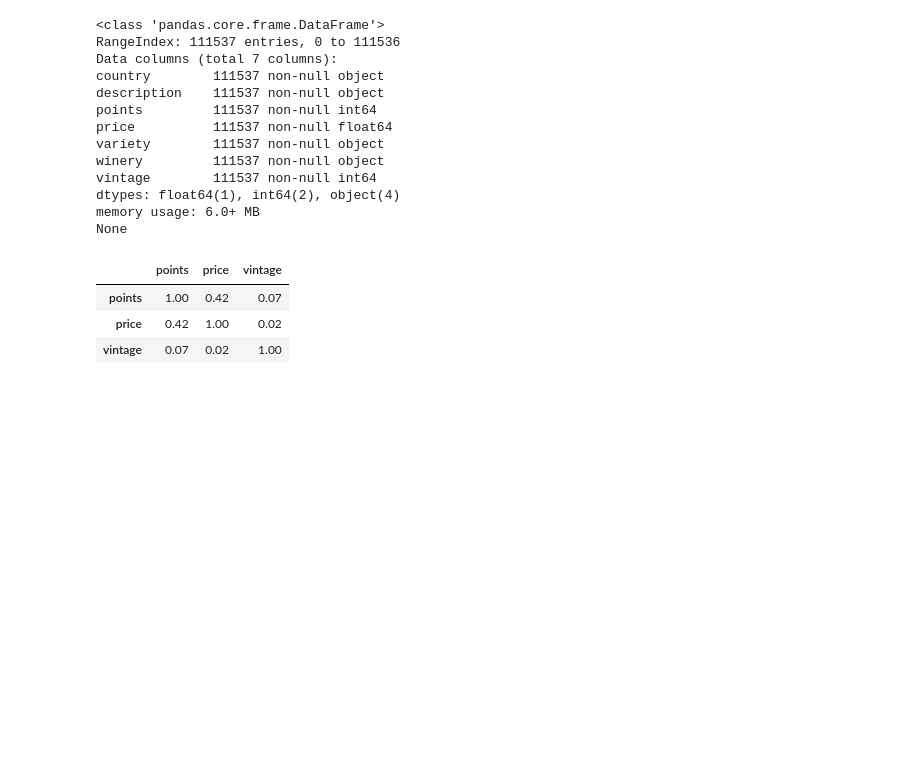
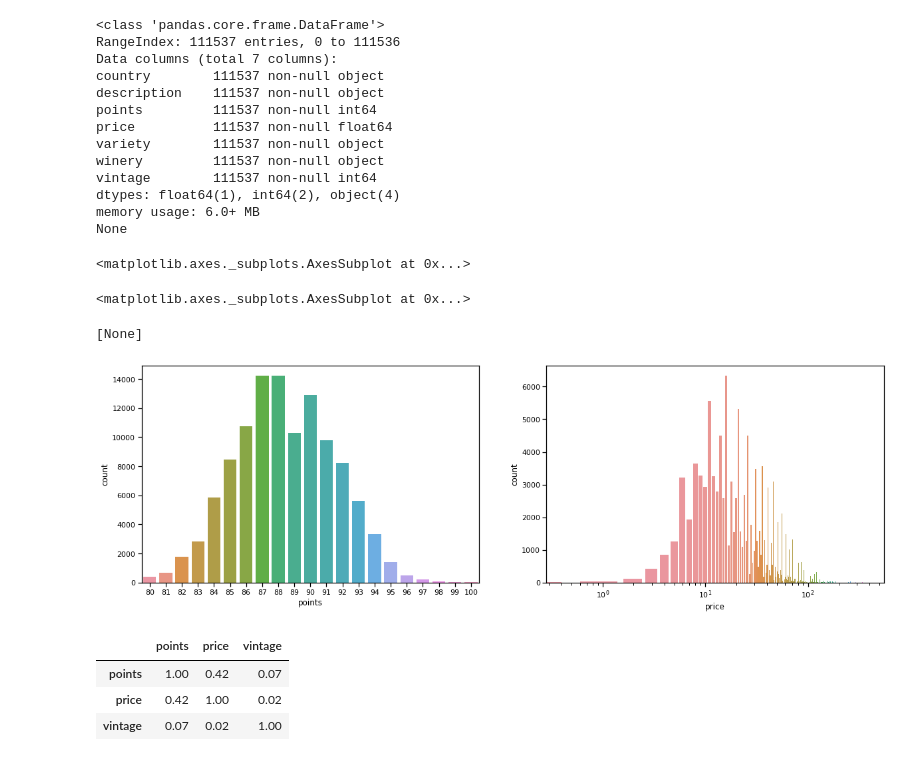
Before and after one commit to aliemelo/baco, a Jupyter notebook: Wine_Price_Points.ipynb, the cells around one changed output. Saved outputs shown, nothing was run; the diff lists cells and outputs as text; code cells hidden in the pictures; blank space fills up the shorter version.

```diff
--- a/Wine_Price_Points.ipynb
+++ b/Wine_Price_Points.ipynb
@@ -96,6 +106,24 @@ vintage        111537 non-null int64
 dtypes: float64(1), int64(2), object(4)
 memory usage: 6.0+ MB
 None
+# %%
+# Visualize the distribution of columns price and points in DataFrame
+
+fig, ax = plt.subplots(1, 2,figsize=(20, 6))
+
+sns.countplot(df_filtered['points'], ax=ax[0])
+sns.countplot(df_filtered['price'], ax=ax[1])
+
+ax[1].set(xscale="log")
+
+sns.set_context("notebook")
+
+plt.show()
+# %% [output]
+<matplotlib.axes._subplots.AxesSubplot at 0x...>
+<matplotlib.axes._subplots.AxesSubplot at 0x...>
+[None]
+[figure, added]
 # %%
 # Calculate the correlation of each column
 
```
Also changed, not shown: parts of 17 cells of this notebook.
